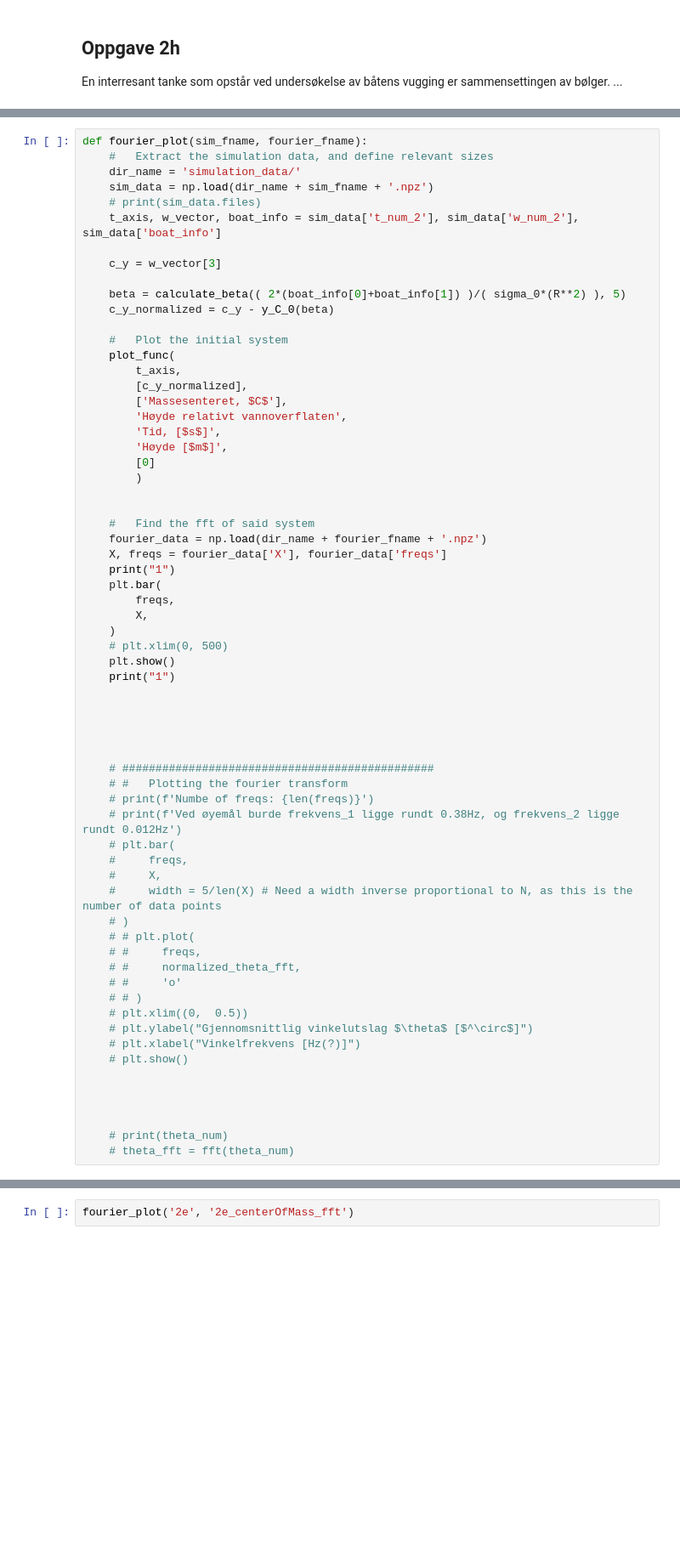
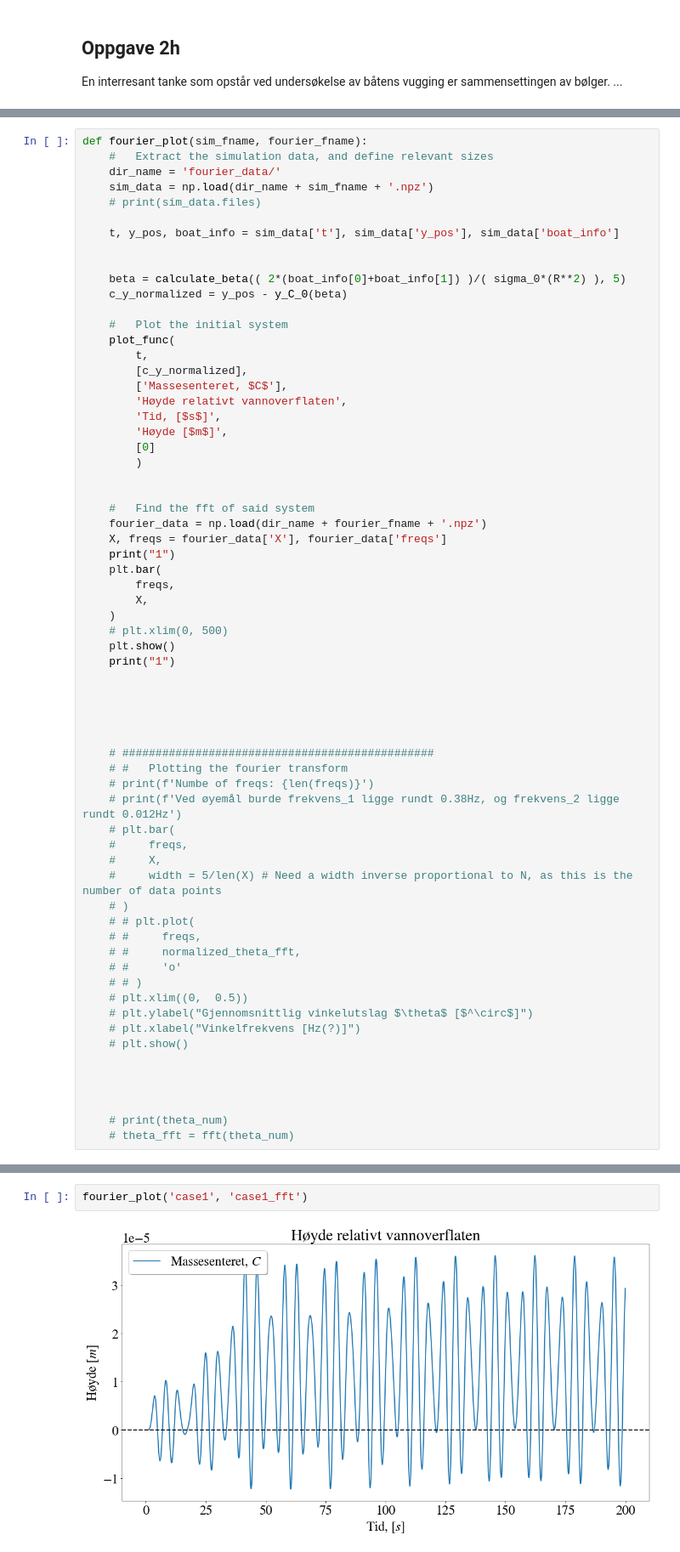
Before and after one commit to emiljonsrud/vitberr_prosjekt2_tekfys, a Jupyter notebook: clean_code.ipynb, the cells around one changed output, grey strips where cells are left out. Shown at 85% size. Cells and saved outputs as stored; diff of their text form; blank space fills up the shorter version.

Commit message:
added more fourier stuff + minor changes

```diff
--- a/clean_code.ipynb
+++ b/clean_code.ipynb
@@ -1332,19 +1365,19 @@ def fourier_trans(in_fname, arr_name, arr_index, out_fname):
 # %%
 def fourier_plot(sim_fname, fourier_fname):
     #   Extract the simulation data, and define relevant sizes
-    dir_name = 'simulation_data/'
+    dir_name = 'fourier_data/'
     sim_data = np.load(dir_name + sim_fname + '.npz')
     # print(sim_data.files)
-    t_axis, w_vector, boat_info = sim_data['t_num_2'], sim_data['w_num_2'], sim_data['boat_info']
 
-    c_y = w_vector[3]
+    t, y_pos, boat_info = sim_data['t'], sim_data['y_pos'], sim_data['boat_info']
+
 
     beta = calculate_beta(( 2*(boat_info[0]+boat_info[1]) )/( sigma_0*(R**2) ), 5)
-    c_y_normalized = c_y - y_C_0(beta)
+    c_y_normalized = y_pos - y_C_0(beta)
 
     #   Plot the initial system
     plot_func(
-        t_axis,
+        t,
         [c_y_normalized],
         ['Massesenteret, $C$'],
         'Høyde relativt vannoverflaten',
@@ -1399,4 +1432,5 @@ fourier_trans('2e', 'w_num_2', 3, '2e_centerOfMass_fft')
 # %%
-fourier_plot('2e', '2e_centerOfMass_fft')
+fourier_plot('case1', 'case1_fft')
 # %% [output]
+[figure, new version]
 1
```
Also changed, not shown: parts of 12 cells of this notebook.
